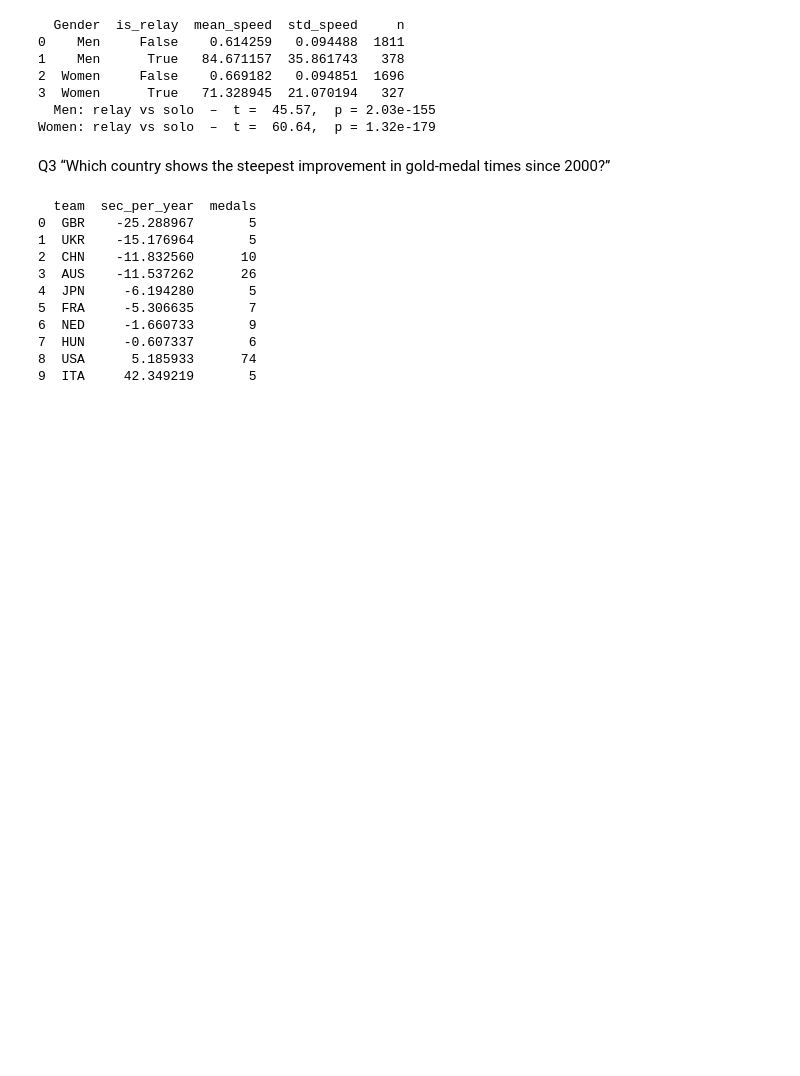
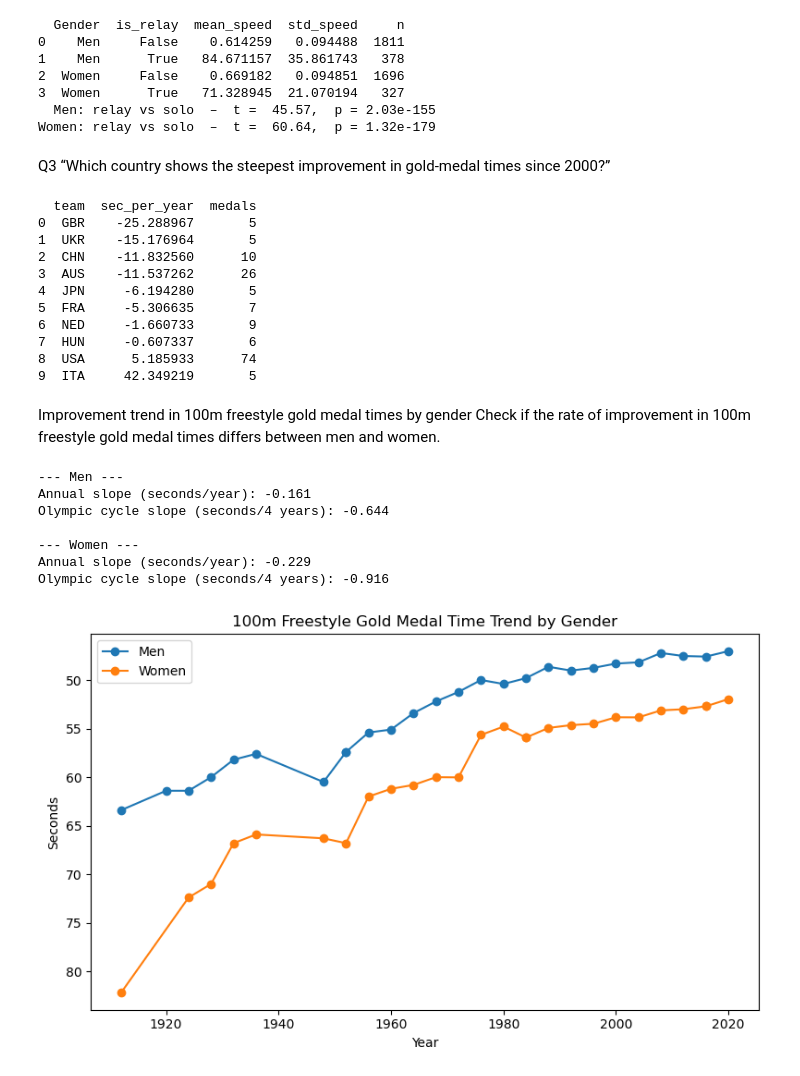
Before and after one commit to PrielDavid/olympic_swimming_analysis, a Jupyter notebook: Notebooks/eda_and_preprocessing.ipynb, the cells around one changed output. Saved outputs shown, nothing was run; the diff lists cells and outputs as text; code cells hidden in the pictures; blank space fills up the shorter version.

```diff
--- a/Notebooks/eda_and_preprocessing.ipynb
+++ b/Notebooks/eda_and_preprocessing.ipynb
@@ -0,0 +712,20 @@
+# %%
+from sklearn.linear_model import LinearRegression
+
+recent = gold[gold["Year"] >= 2000]
+
+slopes = []
+for team, g in recent.groupby("Team", observed=True):
+    if len(g) < 4:            # need enough data points
+        continue
+    X = g[["Year"]].values
+    y = g["result_seconds"].values
+    lin = LinearRegression().fit(X, y)
+    slopes.append({"team": team, "sec_per_year": lin.coef_[0],
+                   "medals": len(g)})
+
+country_trend = (pd.DataFrame(slopes)
+                 .sort_values("sec_per_year")   # most negative (fastest gains) first
+                 .reset_index(drop=True))
+
+print(country_trend.head(10))
@@ -308,3 +1067,40 @@ print(country_trend.head(10))
 7  HUN     -0.607337       6
 8  USA      5.185933      74
 9  ITA     42.349219       5
+# %% [markdown]
+Improvement trend in 100m freestyle gold medal times by gender
+Check if the rate of improvement in 100m freestyle gold medal times differs between men and women.
+# %%
+# Improvement trend in 100m freestyle gold medal times by gender
+# Check if the rate of improvement in 100m freestyle gold medal times differs between men and women.
+import statsmodels.formula.api as smf
+# Filter for 100m freestyle, gold medal only
+freestyle_100_gold = df[(df['distance_m'] == 100) & (df['Stroke'] == 'Freestyle') & (df['Rank'] == 1)]
+# Separate regression for each gender
+for gender, g in freestyle_100_gold.groupby('Gender'):
+    model = smf.ols('result_seconds ~ Year', data=g).fit()
+    print(f'--- {gender} ---')
+    print(f'Annual slope (seconds/year): {model.params["Year"]:.3f}')
+    print(f'Olympic cycle slope (seconds/4 years): {model.params["Year"]*4:.3f}')
+    print()
+# Visual comparison
+import matplotlib.pyplot as plt
+plt.figure(figsize=(8,5))
+for gender, g in freestyle_100_gold.groupby('Gender'):
+    plt.plot(g['Year'], g['result_seconds'], marker='o', label=gender)
+plt.gca().invert_yaxis()
+plt.title('100m Freestyle Gold Medal Time Trend by Gender')
+plt.xlabel('Year')
+plt.ylabel('Seconds')
+plt.legend()
+plt.tight_layout()
+plt.show()
+# %% [output]
+--- Men ---
+Annual slope (seconds/year): -0.161
+Olympic cycle slope (seconds/4 years): -0.644
+
+--- Women ---
+Annual slope (seconds/year): -0.229
+Olympic cycle slope (seconds/4 years): -0.916
+[figure, added]
```
Also changed, not shown: parts of 92 cells of this notebook, 1 other file.
